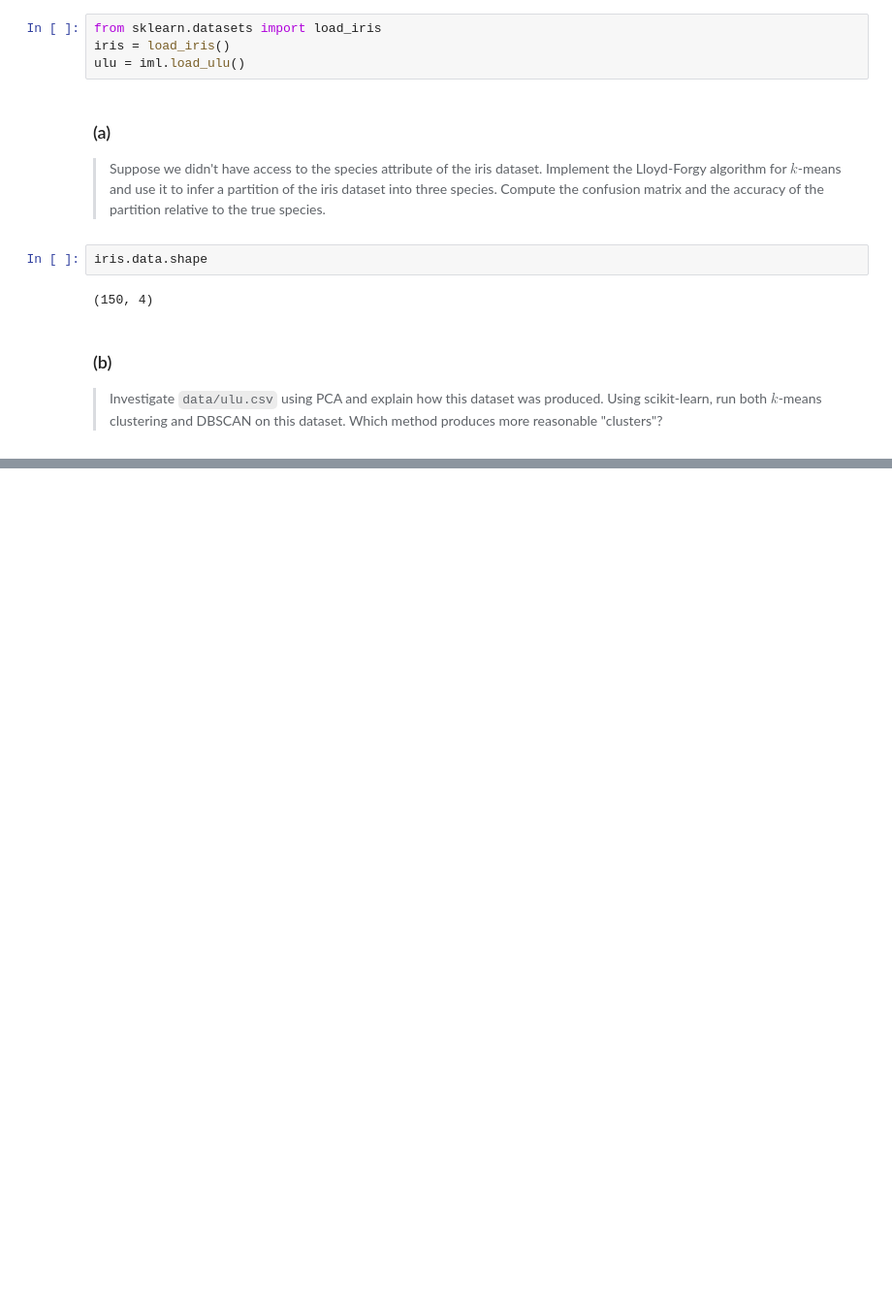
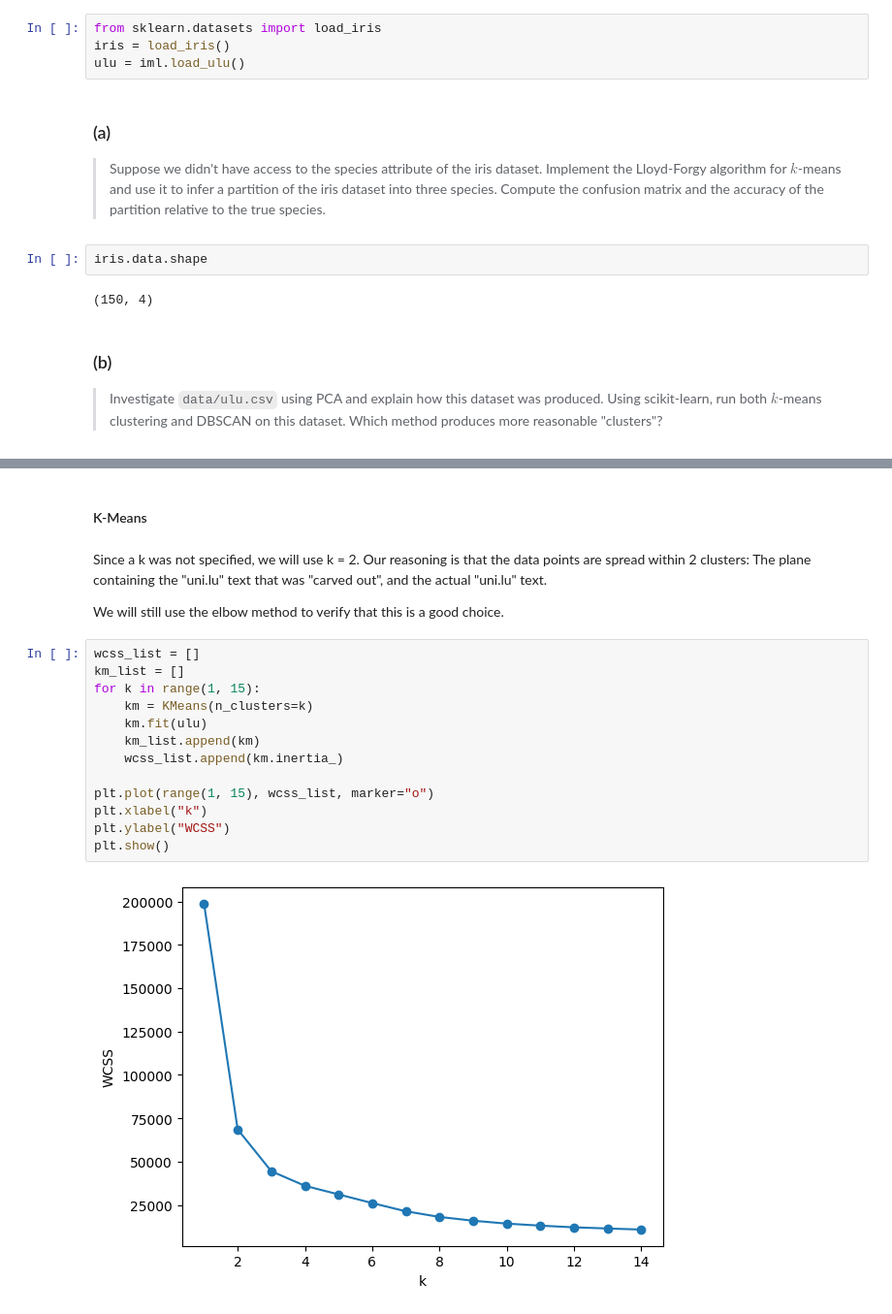
Before and after one commit to OFCLeoS/iml_2026, a Jupyter notebook: homework_1.ipynb, the cells around one changed output, grey strips where cells are left out. Shown at 97% size. Cells and saved outputs as stored; diff of their text form; blank space fills up the shorter version.

```diff
--- a/homework_1.ipynb
+++ b/homework_1.ipynb
@@ -126,0 +153,21 @@ print(d_labels)
+# %% [markdown]
+#### K-Means
+# %% [markdown]
+Since a k was not specified, we will use k = 2. Our reasoning is that the data points are spread within 2 clusters: The plane containing the "uni.lu" text that was "carved out", and the actual "uni.lu" text.
+
+We will still use the elbow method to verify that this is a good choice.
+# %%
+wcss_list = []
+km_list = []
+for k in range(1, 15):
+    km = KMeans(n_clusters=k)
+    km.fit(ulu)
+    km_list.append(km)
+    wcss_list.append(km.inertia_)
+
+plt.plot(range(1, 15), wcss_list, marker="o")
+plt.xlabel("k")
+plt.ylabel("WCSS")
+plt.show()
+# %% [output]
+[figure, added]
```
Also changed, not shown: parts of 20 cells of this notebook, 4 other files.
